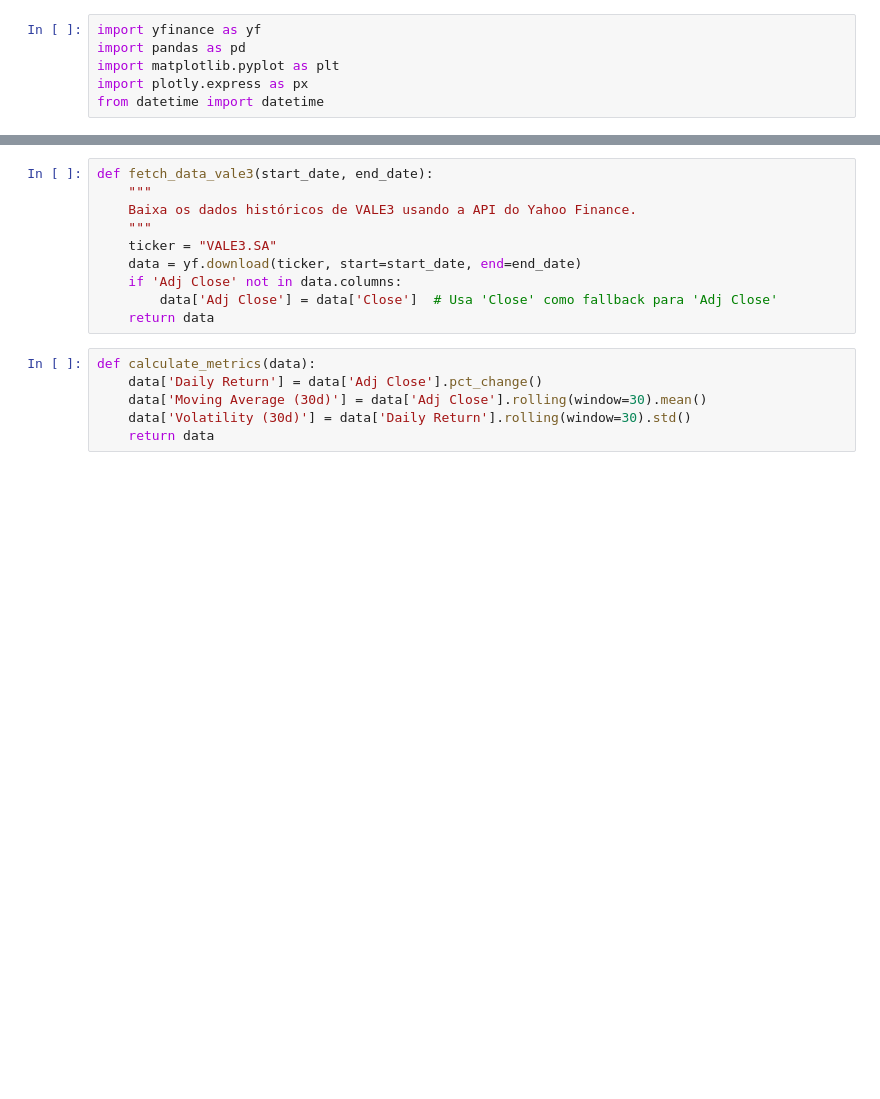
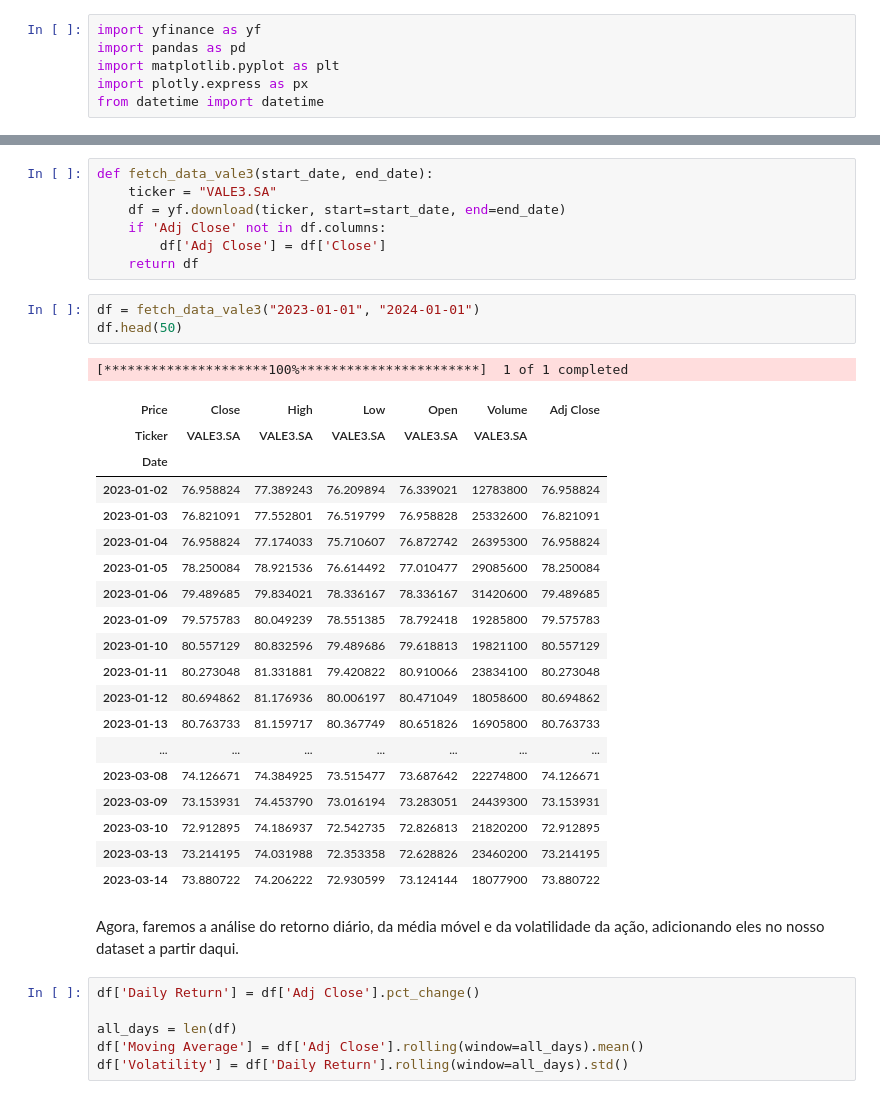
Before and after one commit to AndrePDSSampaio/EquityResearch, a Jupyter notebook: VALE3.ipynb, the cells around one changed output, grey strips where cells are left out. Drawn from its saved outputs; the diff is of its cells as text; blank space fills up the shorter version.

```diff
--- a/VALE3.ipynb
+++ b/VALE3.ipynb
@@ -49,16 +51,39 @@ from datetime import datetime
 # %%
 def fetch_data_vale3(start_date, end_date):
-    """
-    Baixa os dados históricos de VALE3 usando a API do Yahoo Finance.
-    """
     ticker = "VALE3.SA"
-    data = yf.download(ticker, start=start_date, end=end_date)
-    if 'Adj Close' not in data.columns:
-        data['Adj Close'] = data['Close']  # Usa 'Close' como fallback para 'Adj Close'
-    return data
+    df = yf.download(ticker, start=start_date, end=end_date)
+    if 'Adj Close' not in df.columns:
+        df['Adj Close'] = df['Close']
+    return df
+# %%
+df = fetch_data_vale3("2023-01-01", "2024-01-01")
+df.head(50)
+# %% [output]
+[*********************100%***********************]  1 of 1 completed
+| Price | Close | High | Low | Open | Volume | Adj Close |
+| Ticker | VALE3.SA | VALE3.SA | VALE3.SA | VALE3.SA | VALE3.SA |  |
+| Date |  |  |  |  |  |  |
+| 2023-01-02 | 76.958824 | 77.389243 | 76.209894 | 76.339021 | 12783800 | 76.958824 |
+| 2023-01-03 | 76.821091 | 77.552801 | 76.519799 | 76.958828 | 25332600 | 76.821091 |
+| 2023-01-04 | 76.958824 | 77.174033 | 75.710607 | 76.872742 | 26395300 | 76.958824 |
+| 2023-01-05 | 78.250084 | 78.921536 | 76.614492 | 77.010477 | 29085600 | 78.250084 |
+| 2023-01-06 | 79.489685 | 79.834021 | 78.336167 | 78.336167 | 31420600 | 79.489685 |
+| 2023-01-09 | 79.575783 | 80.049239 | 78.551385 | 78.792418 | 19285800 | 79.575783 |
+| 2023-01-10 | 80.557129 | 80.832596 | 79.489686 | 79.618813 | 19821100 | 80.557129 |
+| 2023-01-11 | 80.273048 | 81.331881 | 79.420822 | 80.910066 | 23834100 | 80.273048 |
+| 2023-01-12 | 80.694862 | 81.176936 | 80.006197 | 80.471049 | 18058600 | 80.694862 |
+| 2023-01-13 | 80.763733 | 81.159717 | 80.367749 | 80.651826 | 16905800 | 80.763733 |
+| ... | ... | ... | ... | ... | ... | ... |
+| 2023-03-08 | 74.126671 | 74.384925 | 73.515477 | 73.687642 | 22274800 | 74.126671 |
+| 2023-03-09 | 73.153931 | 74.453790 | 73.016194 | 73.283051 | 24439300 | 73.153931 |
+| 2023-03-10 | 72.912895 | 74.186937 | 72.542735 | 72.826813 | 21820200 | 72.912895 |
+| 2023-03-13 | 73.214195 | 74.031988 | 72.353358 | 72.628826 | 23460200 | 73.214195 |
+| 2023-03-14 | 73.880722 | 74.206222 | 72.930599 | 73.124144 | 18077900 | 73.880722 |
+# %% [markdown]
+Agora, faremos a análise do retorno diário, da média móvel e da volatilidade da ação, adicionando eles no nosso dataset a partir daqui.
 # %%
-def calculate_metrics(data):
-    data['Daily Return'] = data['Adj Close'].pct_change()
-    data['Moving Average (30d)'] = data['Adj Close'].rolling(window=30).mean()
-    data['Volatility (30d)'] = data['Daily Return'].rolling(window=30).std()
-    return data
+df['Daily Return'] = df['Adj Close'].pct_change()
+
+all_days = len(df)
+df['Moving Average'] = df['Adj Close'].rolling(window=all_days).mean()
+df['Volatility'] = df['Daily Return'].rolling(window=all_days).std()
```
Also changed, not shown: parts of 16 cells of this notebook.
